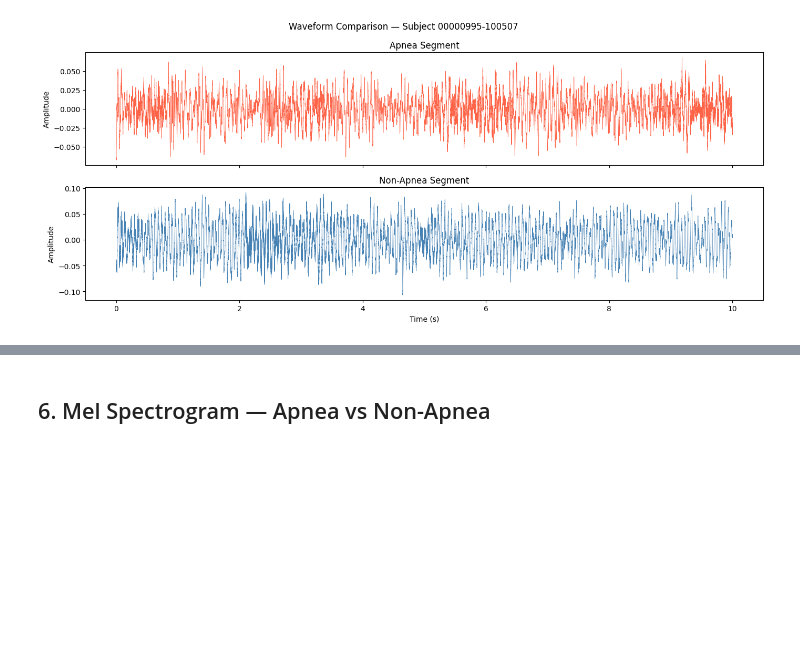
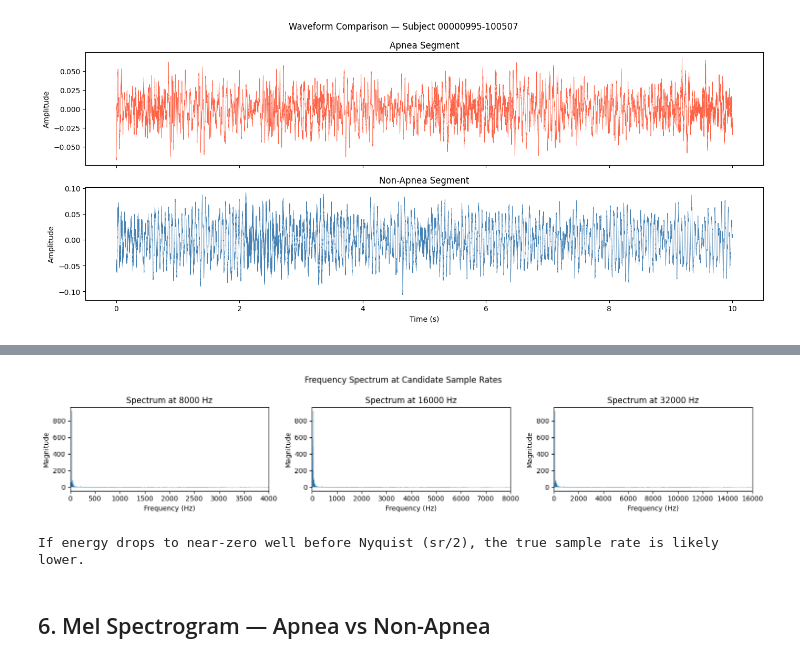
Before and after one commit to sensingproject07/ApneaSense, a Jupyter notebook: experiments/notebooks/audio/psg_audio_dataset_eda.ipynb, the cells around one changed output, grey strips where cells are left out. Drawn from its saved outputs; the diff is of its cells as text; code cells hidden in the pictures; blank space fills up the shorter version.

Commit message:
Audio experiments

```diff
--- a/experiments/notebooks/audio/psg_audio_dataset_eda.ipynb
+++ b/experiments/notebooks/audio/psg_audio_dataset_eda.ipynb
@@ -207,0 +213,18 @@ plt.show()
+# %%
+import IPython.display as ipd
+
+# Play a sample apnea segment at different candidate sample rates
+segment = ap[0]
+
+candidate_rates = [8000, 16000, 32000]
+for sr in candidate_rates:
+    duration = len(segment) / sr
+    print(f"Sample rate: {sr} Hz → duration: {duration:.1f}s")
+
+print("\n--- Listen to each and pick the one that sounds natural ---")
+print("Expected: a ~10 second clip of breathing / apnea sounds\n")
+
+# Uncomment the rate that sounds correct and re-run to confirm:
+ipd.Audio(segment, rate=8000)
+#ipd.Audio(segment, rate=16000)
+#ipd.Audio(segment, rate=32000)
@@ -208,3 +239,28 @@ plt.show()
+# %%
+# Also verify via spectral analysis — the highest useful frequency content
+# should be at sr/2. Plotting the frequency spectrum reveals the effective bandwidth.
+from scipy.fft import fft, fftfreq
+
+segment_fft = np.abs(fft(segment))
+n = len(segment)
+
+fig, axes = plt.subplots(1, 3, figsize=(15, 3))
+for ax, sr in zip(axes, candidate_rates):
+    freqs = fftfreq(n, d=1/sr)[:n//2]
+    ax.plot(freqs, segment_fft[:n//2], linewidth=0.3)
+    ax.set_title(f"Spectrum at {sr} Hz")
+    ax.set_xlabel("Frequency (Hz)")
+    ax.set_ylabel("Magnitude")
+    ax.set_xlim(0, sr/2)
+
+plt.suptitle("Frequency Spectrum at Candidate Sample Rates", fontsize=12)
+plt.tight_layout()
+plt.show()
+
+print("If energy drops to near-zero well before Nyquist (sr/2), the true sample rate is likely lower.")
+# %% [output]
+[figure, added]
+If energy drops to near-zero well before Nyquist (sr/2), the true sample rate is likely lower.
 # %% [markdown]
 ## 6. Mel Spectrogram — Apnea vs Non-Apnea
 # %%
```
Also changed, not shown: parts of 3 cells of this notebook, 54 other files.
